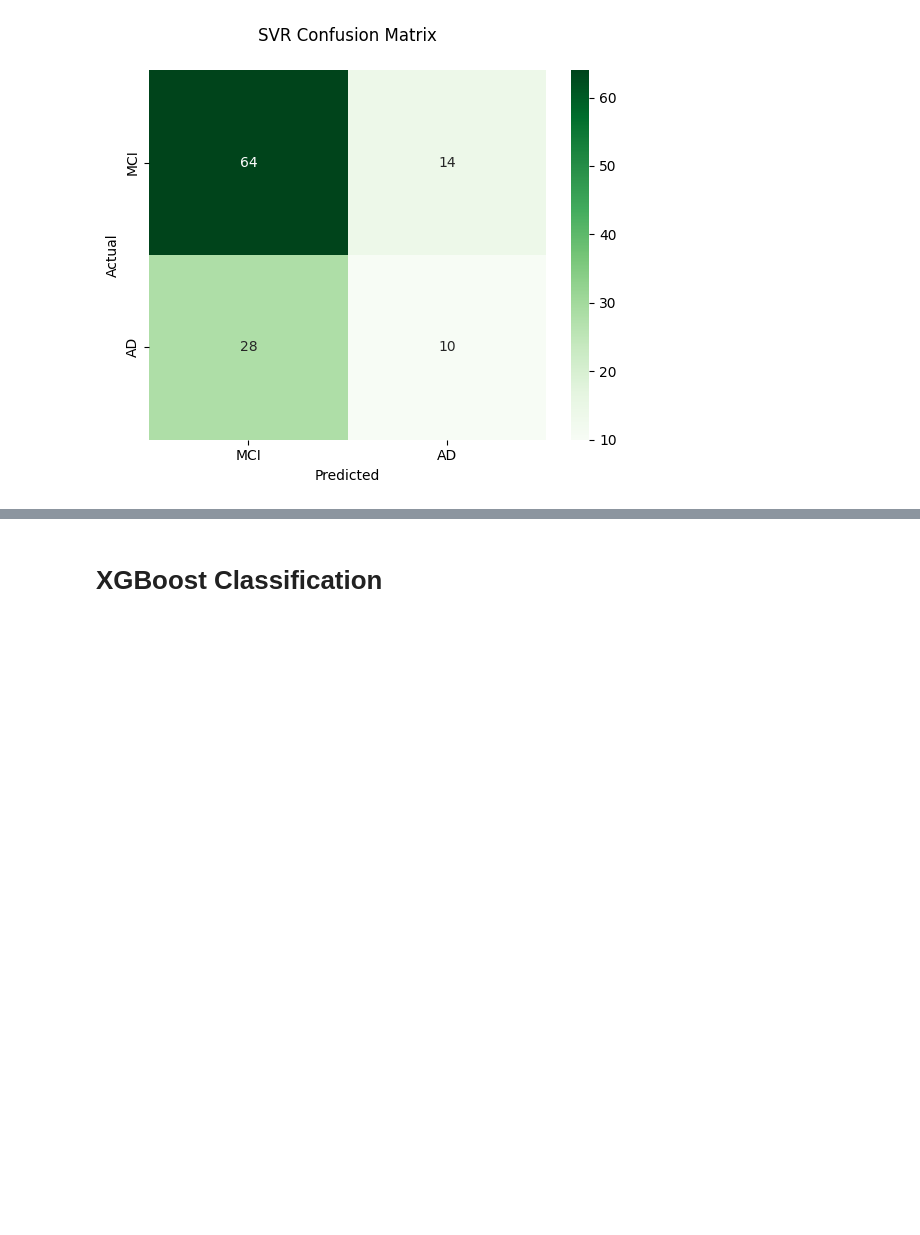
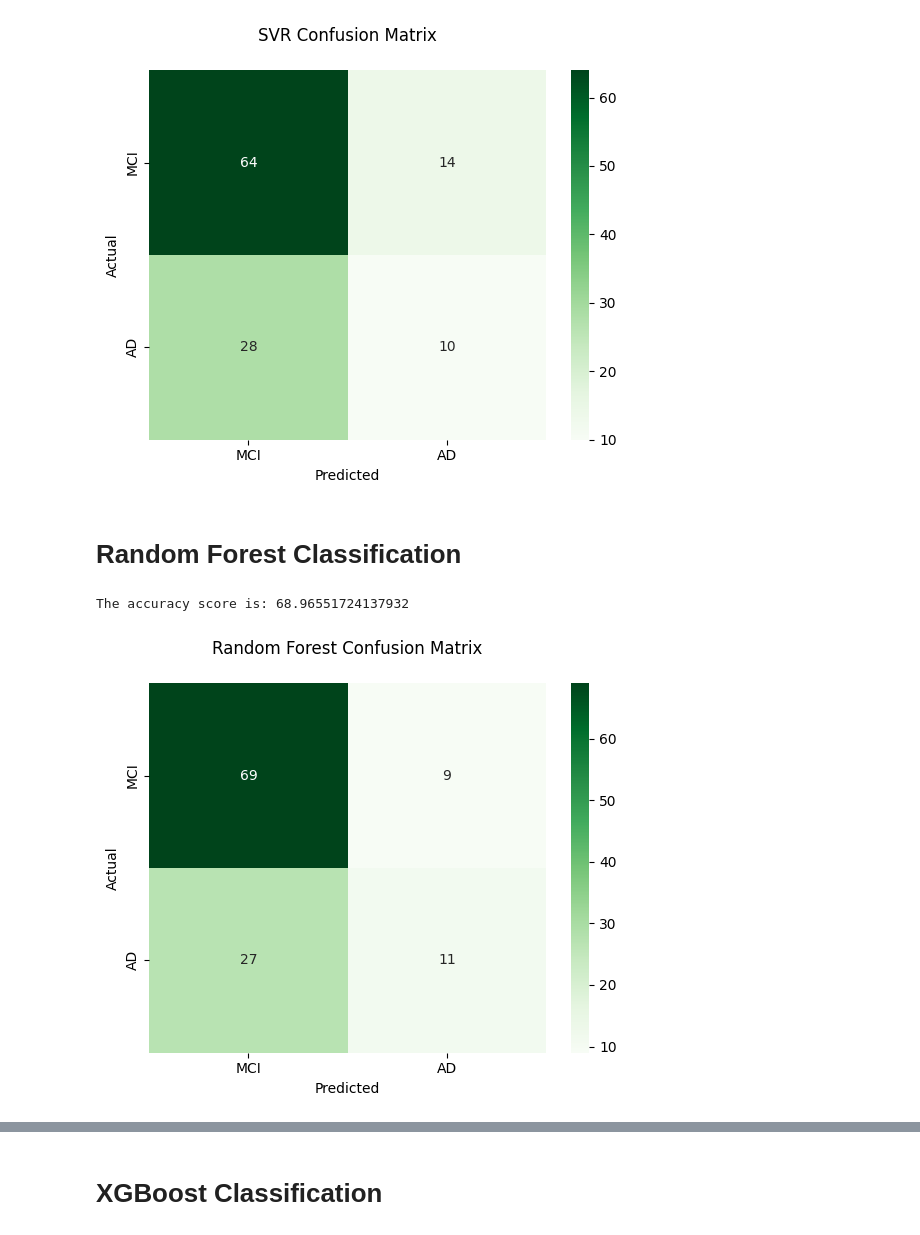
Before and after one commit to salma-ehab/Classification-Approach-of-AlZheimer-s-by-MRI-Imaging-Gene-Detection-Automatic-Speech-Recognition, a Jupyter notebook: Gene/Classification/adni-classification.ipynb, the cells around one changed output, grey strips where cells are left out. Saved outputs shown, nothing was run; the diff lists cells and outputs as text; code cells hidden in the pictures; blank space fills up the shorter version.

```diff
--- a/Gene/Classification/adni-classification.ipynb
+++ b/Gene/Classification/adni-classification.ipynb
@@ -636,3 +636,5 @@ The accuracy score is: 63.793103448275865
 confusion_matrix_print(np.array(y_test_2),diagnosis_pred_svr_2,label_name_2,"SVR")
 # %% [output]
 [figure]
+# %% [markdown]
+# Random Forest Classification
@@ -638,0 +643,8 @@ confusion_matrix_print(np.array(y_test_2),diagnosis_pred_svr_2,label_name_2,"SVR
+# %%
+get_accuracy(y_test_2,pred_label_rf_2)
+# %% [output]
+The accuracy score is: 68.96551724137932
+# %%
+confusion_matrix_print(np.array(y_test_2),pred_label_rf_2,label_name_2,"Random Forest")
+# %% [output]
+[figure, added]
```
Also changed, not shown: parts of 5 cells of this notebook.
